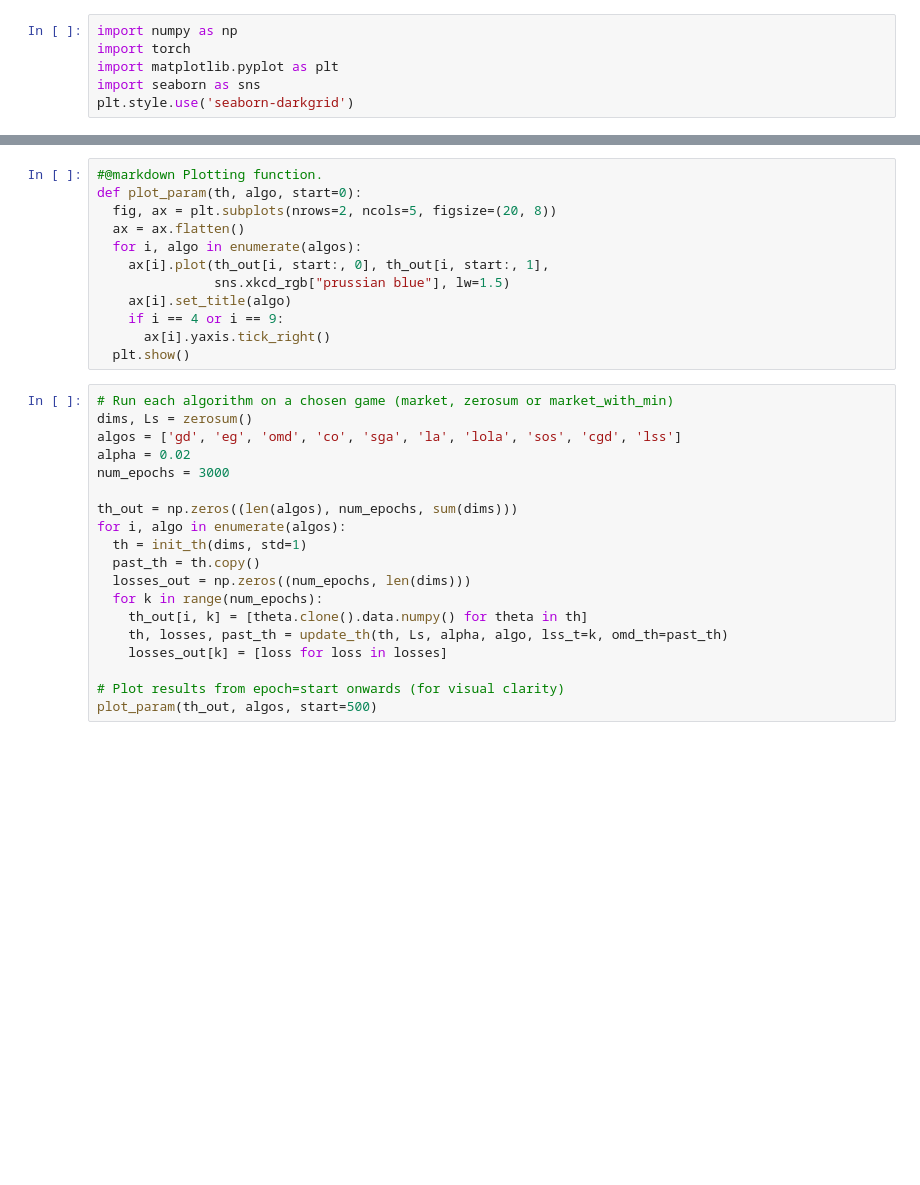
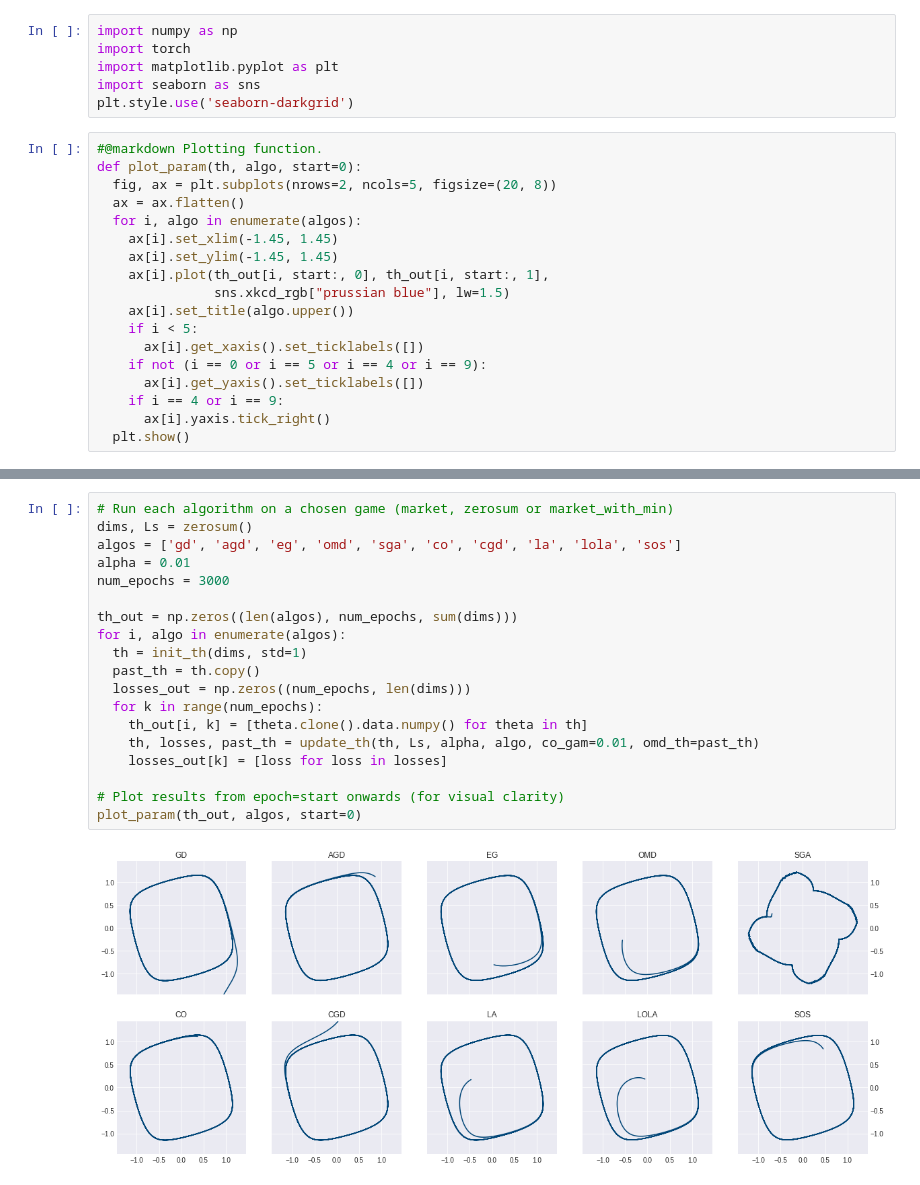
Before and after one commit to aletcher/impossibility-global-convergence, a Jupyter notebook: impossibility_global_convergence.ipynb, the cells around one changed output, grey strips where cells are left out. Saved outputs shown, nothing was run; the diff lists cells and outputs as text; blank space fills up the shorter version.

```diff
--- a/impossibility_global_convergence.ipynb
+++ b/impossibility_global_convergence.ipynb
@@ -6,6 +8,24 @@ import torch
 import matplotlib.pyplot as plt
 import seaborn as sns
 plt.style.use('seaborn-darkgrid')
+# %%
+#@markdown Plotting function.
+def plot_param(th, algo, start=0):
+  fig, ax = plt.subplots(nrows=2, ncols=5, figsize=(20, 8))
+  ax = ax.flatten()
+  for i, algo in enumerate(algos):
+    ax[i].set_xlim(-1.45, 1.45)
+    ax[i].set_ylim(-1.45, 1.45)
+    ax[i].plot(th_out[i, start:, 0], th_out[i, start:, 1],
+               sns.xkcd_rgb["prussian blue"], lw=1.5)
+    ax[i].set_title(algo.upper())
+    if i < 5:
+      ax[i].get_xaxis().set_ticklabels([])
+    if not (i == 0 or i == 5 or i == 4 or i == 9):
+      ax[i].get_yaxis().set_ticklabels([])
+    if i == 4 or i == 9:
+      ax[i].yaxis.tick_right()
+  plt.show()
 # %%
 #@markdown Gradient computations for each algorithm.
 
@@ -161,34 +170,24 @@ def market_with_min():
     L_2 = y**6/6-f-x*y-g/4
     return [L_1, L_2]
   return dims, Ls
-# %%
-#@markdown Plotting function.
-def plot_param(th, algo, start=0):
-  fig, ax = plt.subplots(nrows=2, ncols=5, figsize=(20, 8))
-  ax = ax.flatten()
-  for i, algo in enumerate(algos):
-    ax[i].plot(th_out[i, start:, 0], th_out[i, start:, 1],
-               sns.xkcd_rgb["prussian blue"], lw=1.5)
-    ax[i].set_title(algo)
-    if i == 4 or i == 9:
-      ax[i].yaxis.tick_right()
-  plt.show()
 # %%
 # Run each algorithm on a chosen game (market, zerosum or market_with_min)
 dims, Ls = zerosum()
-algos = ['gd', 'eg', 'omd', 'co', 'sga', 'la', 'lola', 'sos', 'cgd', 'lss']
-alpha = 0.02
+algos = ['gd', 'agd', 'eg', 'omd', 'sga', 'co', 'cgd', 'la', 'lola', 'sos']
+alpha = 0.01
 num_epochs = 3000
 
 th_out = np.zeros((len(algos), num_epochs, sum(dims)))
 for i, algo in enumerate(algos):
   th = init_th(dims, std=1)
   past_th = th.copy()
   losses_out = np.zeros((num_epochs, len(dims)))
   for k in range(num_epochs):
     th_out[i, k] = [theta.clone().data.numpy() for theta in th]
-    th, losses, past_th = update_th(th, Ls, alpha, algo, lss_t=k, omd_th=past_th)
+    th, losses, past_th = update_th(th, Ls, alpha, algo, co_gam=0.01, omd_th=past_th)
     losses_out[k] = [loss for loss in losses]
 
 # Plot results from epoch=start onwards (for visual clarity)
-plot_param(th_out, algos, start=500)
+plot_param(th_out, algos, start=0)
+# %% [output]
+[figure, added]
```
Also changed, not shown: parts of 4 cells of this notebook.
